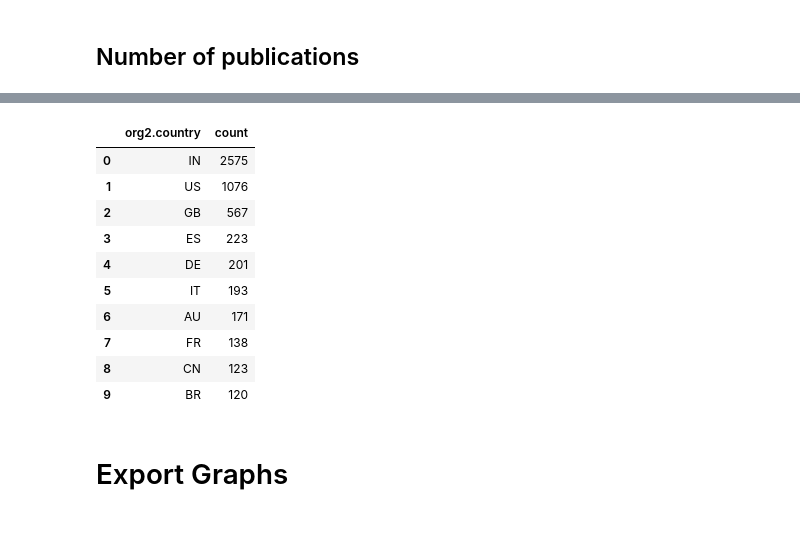
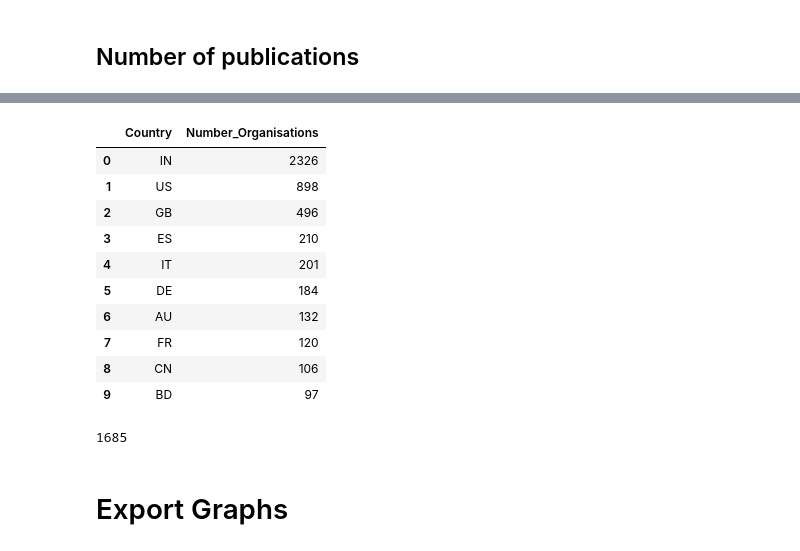
Before and after one commit to researchgraph/orcid-webinar-2021-demo, a Jupyter notebook: neo4j-to-gephi.ipynb, the cells around one changed output, grey strips where cells are left out. Cells and saved outputs as stored; diff of their text form; code cells hidden in the pictures.

```diff
--- a/neo4j-to-gephi.ipynb
+++ b/neo4j-to-gephi.ipynb
@@ -69,5 +71,5 @@ data_frame
 # %%
-query="match (p:crossref:publication) where left(p.crossref_issued,4)='2020' return p.publication_month as month, count(p) as count order by month"
+query="match (p:crossref:publication) where p.publication_year = '2020' return p.graph_entry_month as month, count(p) as count order by month"
 data_frame=graph.run(query).to_data_frame()
 data_frame.plot.bar(x="month", y="count")
 # %% [output]
@@ -77,0 +80,4 @@ data_frame.plot.bar(x="month", y="count")
+# %%
+query="match (p:crossref:publication) where p.publication_year = '2021' return p.graph_entry_month as month, count(p) as count order by month"
+data_frame=graph.run(query).to_data_frame()
+data_frame.plot.bar(x="month", y="count")
@@ -78,11 +89,8 @@ data_frame.plot.bar(x="month", y="count")
 # %%
-query="match (org:organisation) where org.name='University of Melbourne' return org.key"
+query="match (org:orcid:organisation) where org.name='University of Melbourne' return org.key"
 key1=graph.run(query).evaluate()
 
-query="match (org:organisation) where org.name='University of Oxford' return org.key"
-key2=graph.run(query).evaluate()
-
-query="match (org1:organisation)--(r1:researcher)--(p:publication)--(r2:researcher)--(org2:organisation) where org1.key='{}' and org2.key='{}' return count(p)".format(key1,key2)
-
-print(graph.run(query).evaluate())
+query="match (org1:organisation)--(r1:researcher)--(p:publication)--(r2:researcher)--(org2:organisation) where org1.key='{}' and org1<>org2 return org2.name as Organisation, count(p) as Joint_Publications order by Joint_Publications DESC".format(key1)
+data_frame=graph.run(query).to_data_frame()
+data_frame
 # %% [output]
@@ -108,21 +130,26 @@ data_frame
 # %%
 query="""match (org1:organisation)-[r1]-(orcid1:orcid:researcher)-[r2]-(doi:publication)-[r3]-(orcid2:orcid:researcher)-[r4]-(org2:organisation)
-where org1.country=\"IN\"
-return org2.country, count(distinct(org2)) as count order by count DESC limit 10 """
+where org1.country=\"IN\" and exists(org2.country)
+return org2.country as Country, count(distinct(org2)) as Number_Organisations order by Number_Organisations DESC limit 10 """
 data_frame=graph.run(query).to_data_frame()
 data_frame
 # %% [output]
-|  | org2.country | count |
-| 0 | IN | 2575 |
-| 1 | US | 1076 |
-| 2 | GB | 567 |
-| 3 | ES | 223 |
-| 4 | DE | 201 |
-| 5 | IT | 193 |
-| 6 | AU | 171 |
-| 7 | FR | 138 |
-| 8 | CN | 123 |
-| 9 | BR | 120 |
+|  | Country | Number_Organisations |
+| 0 | IN | 2326 |
+| 1 | US | 898 |
+| 2 | GB | 496 |
+| 3 | ES | 210 |
+| 4 | IT | 201 |
+| 5 | DE | 184 |
+| 6 | AU | 132 |
+| 7 | FR | 120 |
+| 8 | CN | 106 |
+| 9 | BD | 97 |
+# %%
+query="match (org:organisation) where org.graph_entry_month<='2009-12' return count(distinct(org))"
+print(graph.run(query).evaluate())
+# %% [output]
+1685
 # %% [markdown]
 # Export Graphs
 # %%
```
Also changed, not shown: parts of 15 cells of this notebook.
